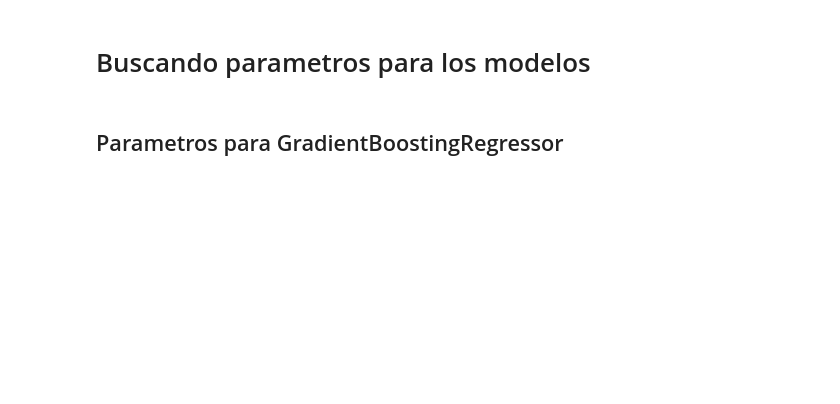
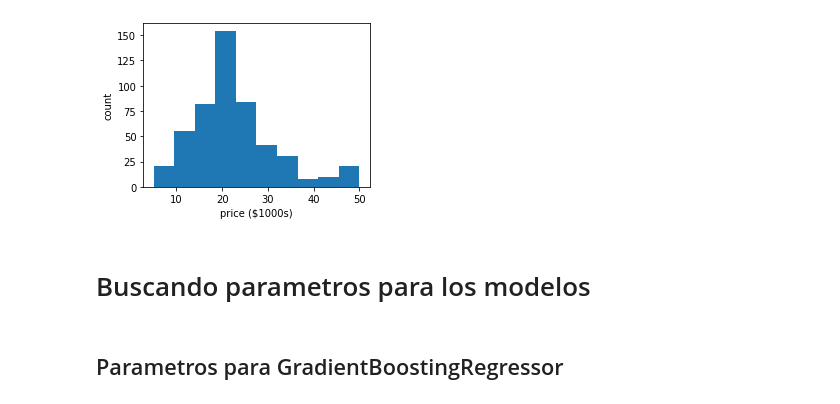
Before and after one commit to JonnHenry/Machine-Learning, a Jupyter notebook: sesion 8/LoadBoston-Ejercicio de Adicion.ipynb, the cells around one changed output. Saved outputs shown, nothing was run; the diff lists cells and outputs as text; code cells hidden in the pictures; blank space fills up the shorter version.

```diff
--- a/sesion 8/LoadBoston-Ejercicio de Adicion.ipynb
+++ b/sesion 8/LoadBoston-Ejercicio de Adicion.ipynb
@@ -34,3 +25,12 @@ df.describe()
+# %%
+data = datasets.load_boston()
+plt.figure(figsize=(4, 3))
+plt.hist(data.target)
+plt.xlabel('price ($1000s)')
+plt.ylabel('count')
+plt.tight_layout()
+# %% [output]
+[figure, added]
 # %%
 HOW_SCALE = "minmax"  # standard|minmax  como re-escalar los atributos
 # %%
```
Also changed, not shown: parts of 27 cells of this notebook, 7 other files.
